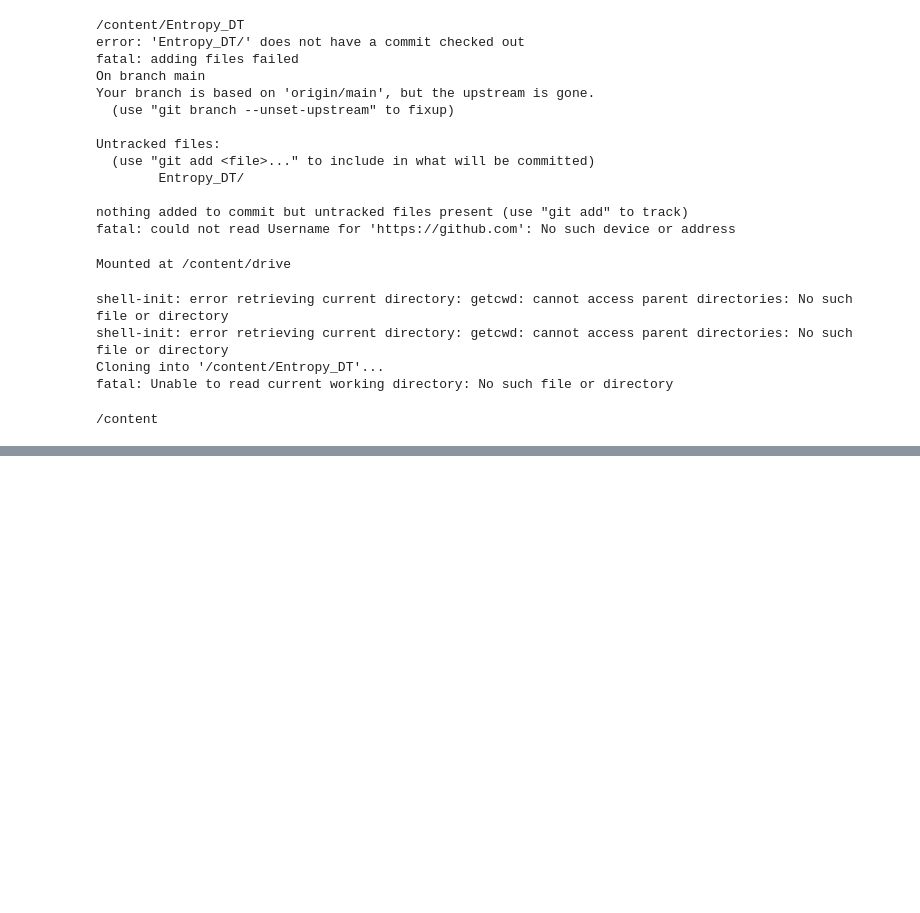
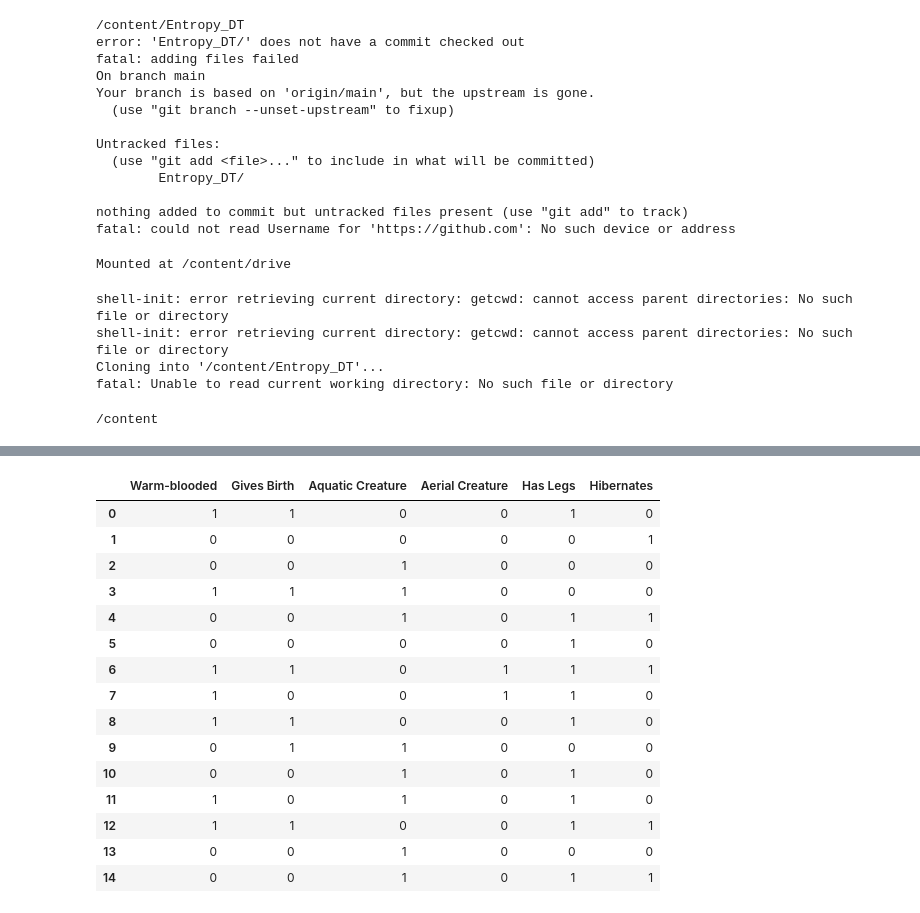
Before and after one commit to Aaliya-feisal/Entropy_DT, a Jupyter notebook: DT_computation.ipynb, the cells around one changed output, grey strips where cells are left out. Saved outputs shown, nothing was run; the diff lists cells and outputs as text; code cells hidden in the pictures; blank space fills up the shorter version.

```diff
--- a/DT_computation.ipynb
+++ b/DT_computation.ipynb
@@ -299,0 +402,22 @@ ls: cannot access '/content/drive/MyDrive/Colab Notebooks/': No such file or dir
+# %%
+X=data.drop(['Name','Class'],axis=1)
+# %%
+X
+#it is the feature variable
+# %% [output]
+|  | Warm-blooded | Gives Birth | Aquatic Creature | Aerial Creature | Has Legs | Hibernates |
+| 0 | 1 | 1 | 0 | 0 | 1 | 0 |
+| 1 | 0 | 0 | 0 | 0 | 0 | 1 |
+| 2 | 0 | 0 | 1 | 0 | 0 | 0 |
+| 3 | 1 | 1 | 1 | 0 | 0 | 0 |
+| 4 | 0 | 0 | 1 | 0 | 1 | 1 |
+| 5 | 0 | 0 | 0 | 0 | 1 | 0 |
+| 6 | 1 | 1 | 0 | 1 | 1 | 1 |
+| 7 | 1 | 0 | 0 | 1 | 1 | 0 |
+| 8 | 1 | 1 | 0 | 0 | 1 | 0 |
+| 9 | 0 | 1 | 1 | 0 | 0 | 0 |
+| 10 | 0 | 0 | 1 | 0 | 1 | 0 |
+| 11 | 1 | 0 | 1 | 0 | 1 | 0 |
+| 12 | 1 | 1 | 0 | 0 | 1 | 1 |
+| 13 | 0 | 0 | 1 | 0 | 0 | 0 |
+| 14 | 0 | 0 | 1 | 0 | 1 | 1 |
```
Also changed, not shown: parts of 43 cells of this notebook.
